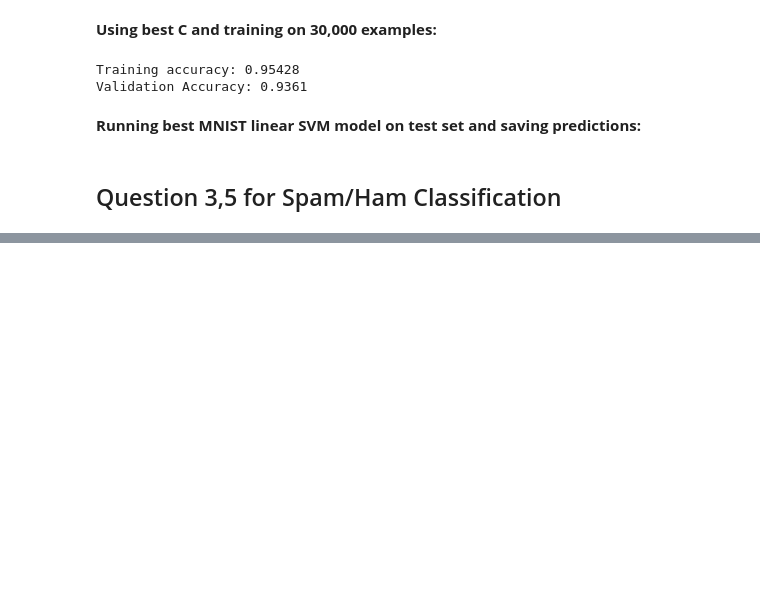
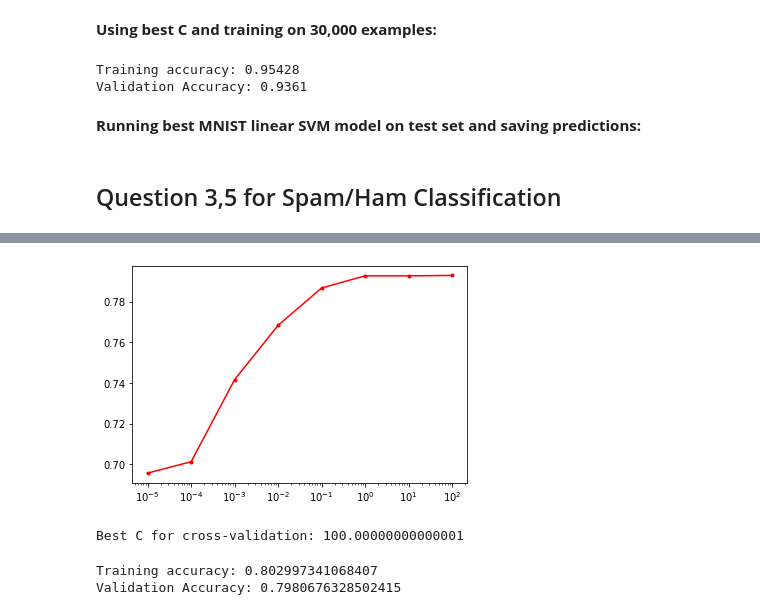
Before and after one commit to aatifjiwani/cs189, a Jupyter notebook: sckit_SVM/hw1_code.ipynb, the cells around one changed output, grey strips where cells are left out. Drawn from its saved outputs; the diff is of its cells as text; code cells hidden in the pictures; blank space fills up the shorter version.

Commit message:
finished round of trainig for spam classifier

```diff
--- a/sckit_SVM/hw1_code.ipynb
+++ b/sckit_SVM/hw1_code.ipynb
@@ -262,0 +320,28 @@ print()
+# %%
+Cs = [0.00001 * math.pow(10, x) for x in range(0, 8)]
+accuraciesSpamC = []
+for c in Cs:
+    cv_accuracy_val = 0
+    print(f"Training spam using C={c}")
+    for i in range(0, k):
+        print(f"K-Fold iteration {i+1}")
+        spam_clf = svm.SVC(kernel='linear', C=c)
+
+        spam_training = spam_trainingFull[[ind for x in range(0, k) for ind in partitions[x] if x != i], :]
+        spam_training_x, spam_training_y = spam_training[:, :-1], spam_training[:, -1:]
+        spam_valdation = spam_trainingFull[partitions[i], :]
+        spam_valdation_x, spam_valdation_y = spam_valdation[:, :-1], spam_valdation[:, -1:]
+
+
+        training_y = np.asarray(spam_training_y).reshape(-1)
+        validation_y = np.asarray(spam_validation_y).reshape(-1)
+
+        spam_clf.fit(spam_training_x, training_y)
+
+        val_acc = metrics.accuracy_score(validation_y, spam_clf.predict(spam_validation_x))
+        print(f"Validation accuracy: {val_acc}\n")
+
+        cv_accuracy_val = cv_accuracy_val + val_acc
+
+    print(f"Cross validation accuracy: {cv_accuracy_val / k}\n")
+    accuraciesSpamC.append(cv_accuracy_val / k)
@@ -262,0 +366,38 @@ print()
+# %%
+plt.plot(Cs, accuraciesSpamC, '.r-')
+
+ax = plt.gca()
+ax.set_xscale('log')
+
+plt.show()
+
+pp = max(zip(Cs,accuraciesSpamC), key=lambda x: x[1])[0]
+
+print(f"Best C for cross-validation: {pp}")
+# %% [output]
+[figure, added]
+Best C for cross-validation: 100.00000000000001
+# %%
+partition_length = math.ceil(complete_dataset["spam"]["training_data"].shape[0]*0.2)
+spam_validation, spam_training = partitionDataSet(complete_dataset["spam"]["training_data"], \
+                               complete_dataset["spam"]["training_labels"], partition_length)
+
+spam_validation_x = spam_validation[:, :-1]
+spam_validation_y = spam_validation[:, -1:]
+spam_training_x = spam_training[:, :-1]
+spam_training_y = spam_training[:, -1:]
+
+spam_clf = svm.SVC(kernel='linear', C=100)
+
+training_y = np.asarray(spam_training_y).reshape(-1)
+validation_y = np.asarray(spam_validation_y).reshape(-1)
+
+spam_clf.fit(spam_training_x, training_y)
+
+training_acc = metrics.accuracy_score(training_y, spam_clf.predict(spam_training_x))
+val_acc = metrics.accuracy_score(validation_y, spam_clf.predict(spam_validation_x))
+
+print(f"Training accuracy: {training_acc} \nValidation Accuracy: {val_acc}\n")
+# %% [output]
+Training accuracy: 0.802997341068407
+Validation Accuracy: 0.7980676328502415
```
Also changed, not shown: parts of 5 cells of this notebook, 1 other file.
